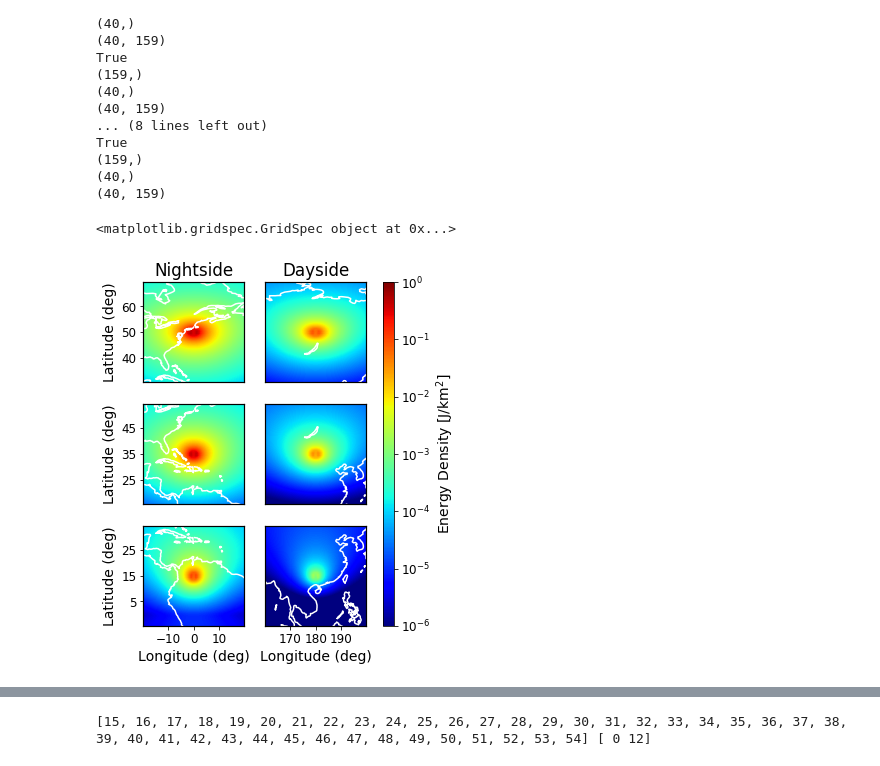
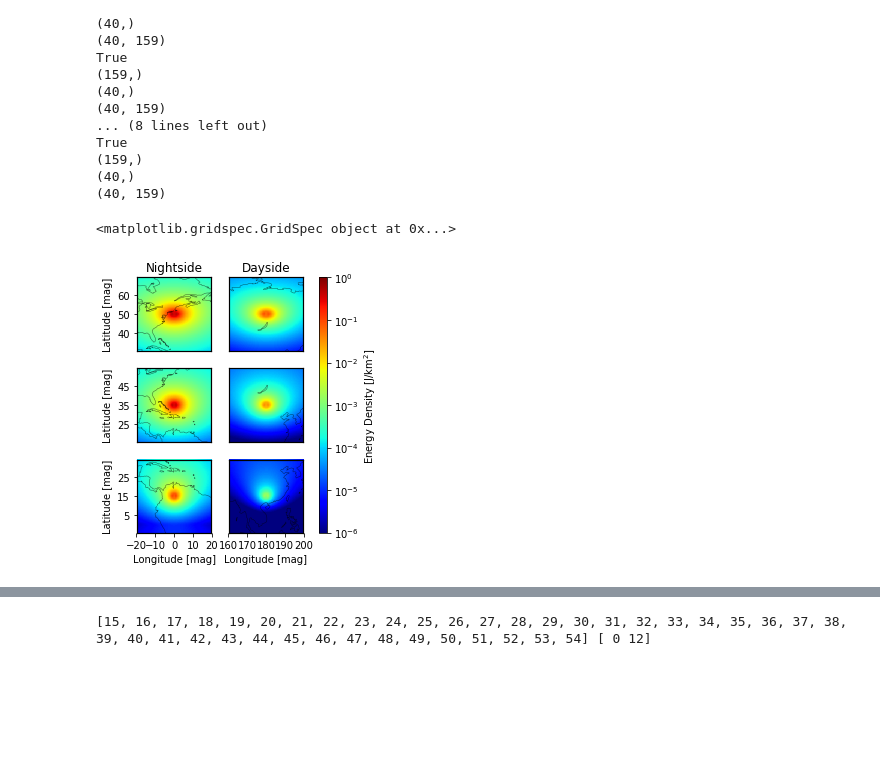
Before and after one commit to asousa/thesis_figures, a Jupyter notebook: plot_input_energy.ipynb, the cells around one changed output, grey strips where cells are left out. Saved outputs shown, nothing was run; the diff lists cells and outputs as text; code cells hidden in the pictures; blank space fills up the shorter version.

```diff
--- a/plot_input_energy.ipynb
+++ b/plot_input_energy.ipynb
@@ -143,16 +140,35 @@ True
 (40, 159)
 # %%
 # Do a nice plot
+# # --------------- Latex Plot Beautification --------------------------
+# # defense slides formatting
+# fig_width = 4.2
+# fig_height = 5
+# fig_size =  [fig_width+1,fig_height+1]
+# params = {'backend': 'ps',
+#           'axes.labelsize': 14,
+#           'font.size': 14,
+#           'legend.fontsize': 14,
+#           'xtick.labelsize': 12,
+#           'ytick.labelsize': 12,
+#           'text.usetex': False,
+#           'figure.figsize': fig_size}
+# plt.rcParams.update(params)
+# # --------------- Latex Plot Beautification --------------------------
+
+
+
 # --------------- Latex Plot Beautification --------------------------
-fig_width = 4.2
-fig_height = 5
+# # printed dissertation formatting
+fig_width = 3
+fig_height = 3.5
 fig_size =  [fig_width+1,fig_height+1]
 params = {'backend': 'ps',
-          'axes.labelsize': 14,
-          'font.size': 14,
-          'legend.fontsize': 14,
-          'xtick.labelsize': 12,
-          'ytick.labelsize': 12,
+          'axes.labelsize': 10,
+          'font.size': 10,
+          'legend.fontsize': 10,
+          'xtick.labelsize': 10,
+          'ytick.labelsize': 10,
           'text.usetex': False,
           'figure.figsize': fig_size}
 plt.rcParams.update(params)
@@ -171,14 +187,11 @@ for i in range(len(inlats)):
 cbax = plt.subplot(gs[:,-1])
 
 
-
-
 for i in range(2*len(inlats)):
     [j.set_linewidth(1.2) for j in ax[i].spines.itervalues()]  # Thick borders
 
     lats = all_data[i]['clats']
     lons = all_data[i]['clons']
-
     # Interpolate onto a smoother axis for plotting
     newlats = np.linspace(lats[0], lats[-1], 200)
     newlons = np.linspace(lons[0], lons[-1], 200)
@@ -189,37 +202,37 @@ for i in range(2*len(inlats)):
 
     p = ax[i].pcolorfast(newlons, newlats, D_interp, cmap=cmap, vmin=clims[0], vmax=clims[1])
 #     p = ax[i].pcolorfast(lons, lats, np.log10(all_data[i]['pwr']), cmap = cmap, vmin=clims[0], vmax=clims[1])
-    ax[i].plot(coast_lon_mag, coast_lat_mag, 'w')
+    ax[i].plot(coast_lon_mag, coast_lat_mag, 'k', linewidth=0.5, alpha=0.6)
 
     ax[i].set_xlim([lons[0], lons[-1]])
     ax[i].set_ylim([lats[0], lats[-1]])
     ax[i].set_aspect('equal')
 
 
 cb = plt.colorbar(p, cax=cbax)
 cticks = np.arange(clims[0],clims[1] + 1)
 cb.set_ticks(cticks)
 cticklabels = ['$10^{%d}$'%k for k in cticks]
 cb.set_ticklabels(cticklabels)
 cb.set_label('Energy Density [J/km$^2$]')
 
 ax = np.reshape(ax, [len(inlats),2])
 
 for i in range(len(inlats)):
     ax[i,1].set_yticks([])
-    ax[i,0].set_ylabel('Latitude (deg)')
+    ax[i,0].set_ylabel('Latitude [mag]')
     ax[i,0].set_yticks(np.arange(-1,2,1)*10 + inlats[i])
 for i in range(len(inlats)-1):
     ax[i,0].set_xticks([])
     ax[i,1].set_xticks([])
 
 ax[0,0].set_title('Nightside')
 ax[0,1].set_title('Dayside')
-ax[-1,0].set_xlabel('Longitude (deg)')
-ax[-1,1].set_xlabel('Longitude (deg)')
+ax[-1,0].set_xlabel('Longitude [mag]')
+ax[-1,1].set_xlabel('Longitude [mag]')
 fig.tight_layout()
 
-# fig.savefig('illumination.png',dpi=300)
+fig.savefig('illumination.png',dpi=300)
 # %% [output]
 <matplotlib.gridspec.GridSpec object at 0x...>
-[figure, old version]
+[figure, new version]
```
Also changed, not shown: parts of 19 cells of this notebook, 2 other files.
